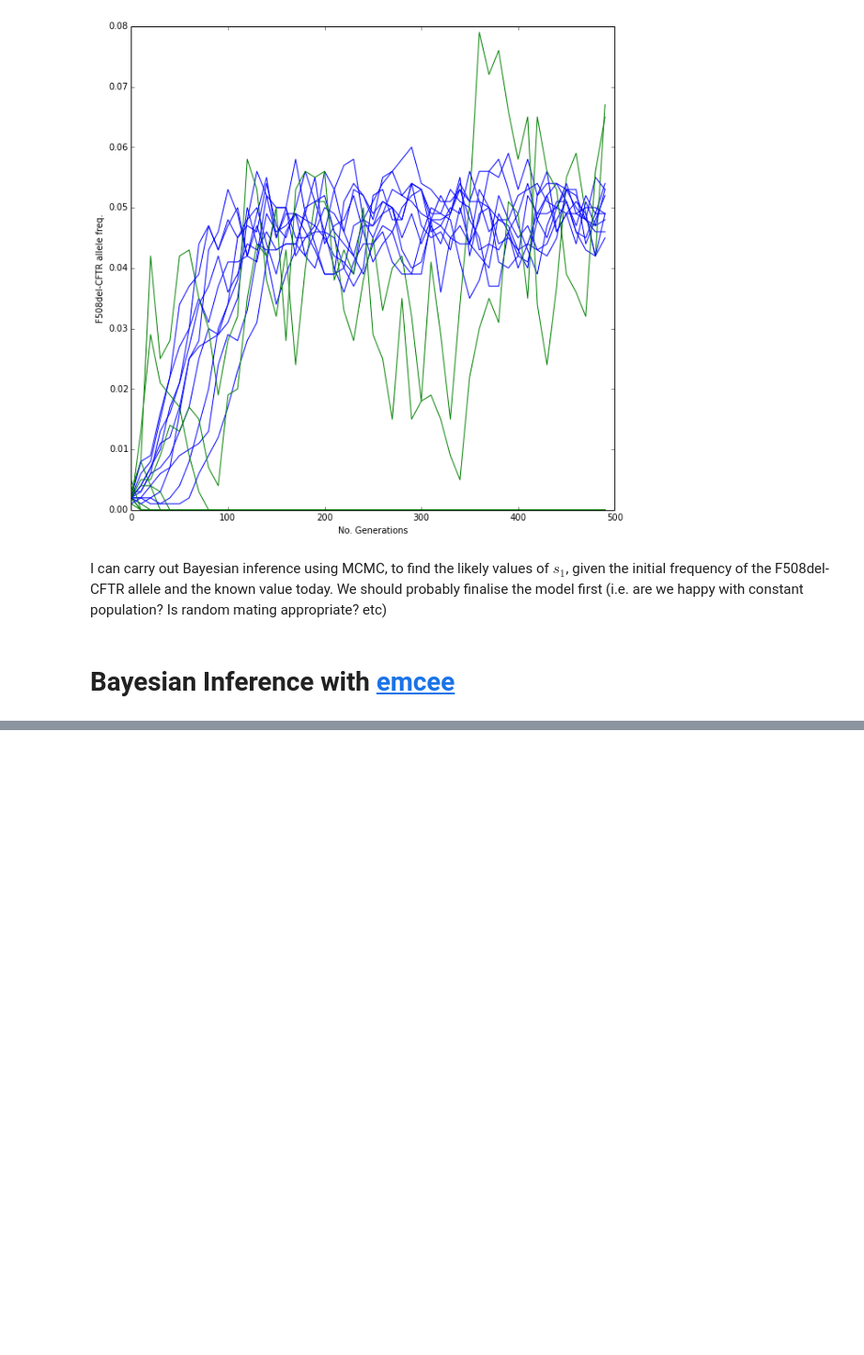
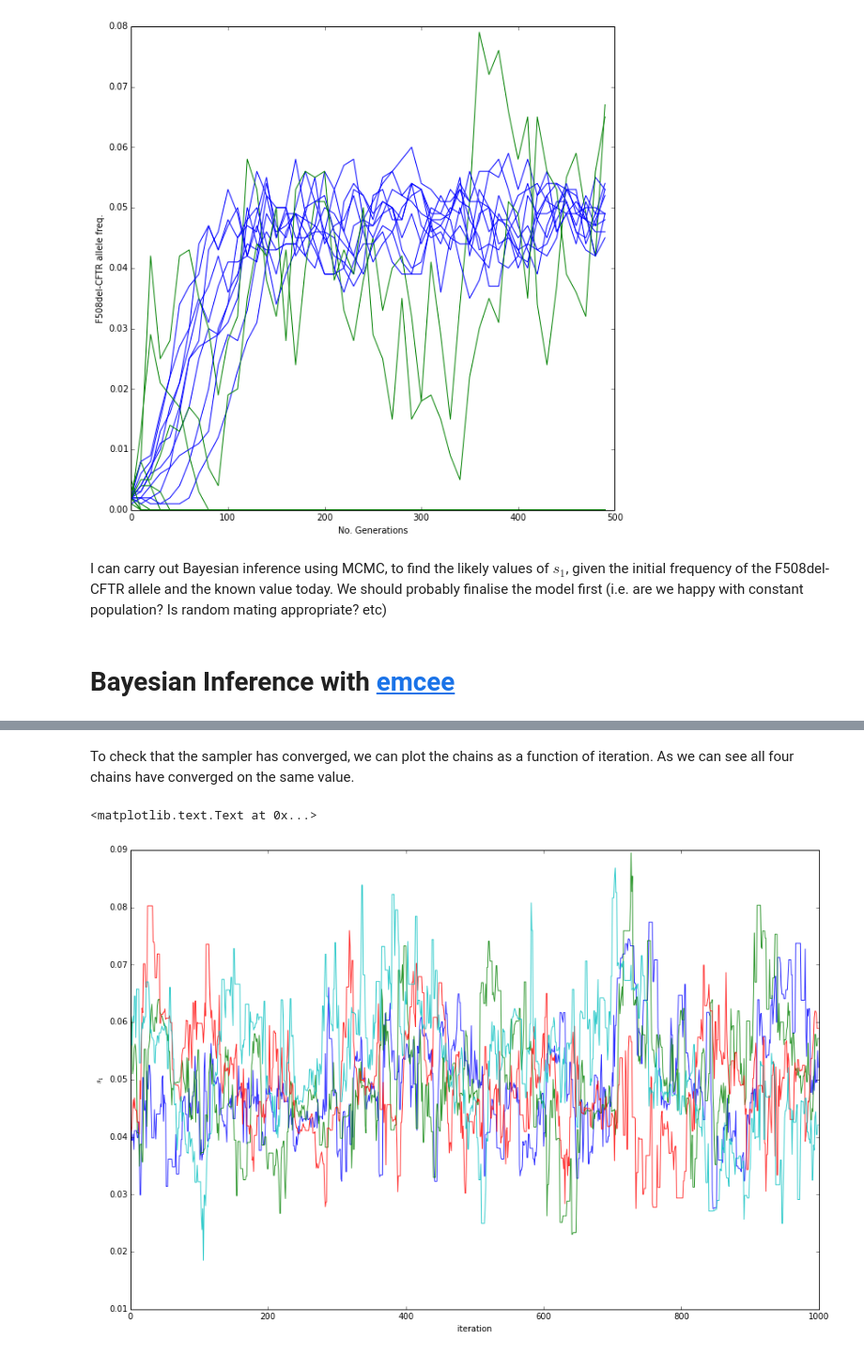
Before and after one commit to pdh21/CFTR_pop_gens, a Jupyter notebook: Simupop_test.ipynb, the cells around one changed output, grey strips where cells are left out. Shown at 94% size. Drawn from its saved outputs; the diff is of its cells as text; code cells hidden in the pictures; blank space fills up the shorter version.

```diff
--- a/Simupop_test.ipynb
+++ b/Simupop_test.ipynb
@@ -192,0 +222,11 @@ sampler.run_mcmc(pos, 1000)
+# %% [markdown]
+To check that the sampler has converged, we can plot the chains as a function of iteration. As we can see all four chains have converged on the same value.
+# %%
+plt.figure(figsize=(15,10))
+for i in range(4):
+    plt.plot(sampler.chain[i, :, 0].T, alpha=0.8)
+plt.xlabel('iteration')
+plt.ylabel(r'$s_1$')
+# %% [output]
+<matplotlib.text.Text at 0x...>
+[figure, added]
```
Also changed, not shown: parts of 13 cells of this notebook, 1 other file.
